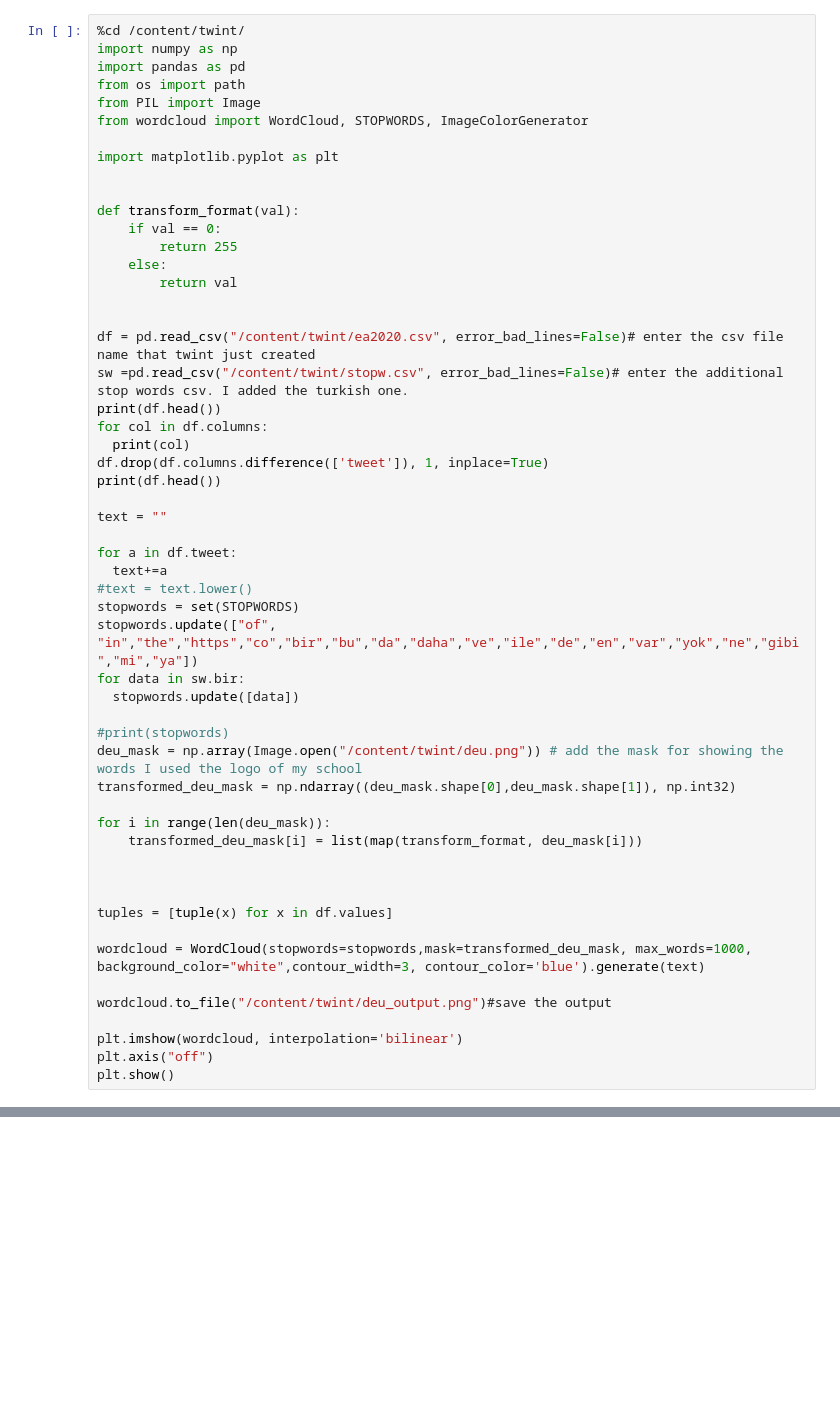
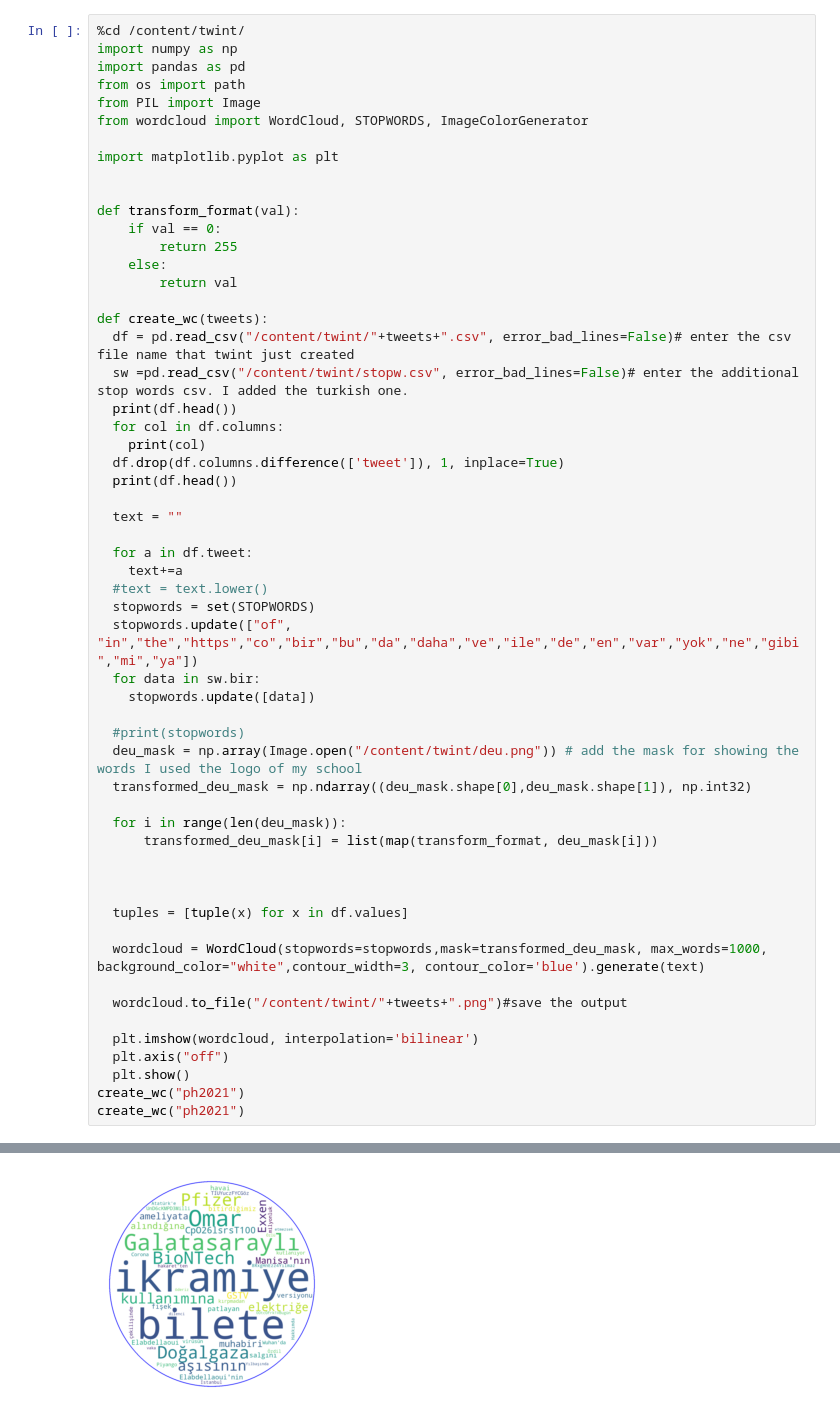
Before and after one commit to RFatih/Twitter_Twint_Analye-Visualize_Word_Frequencies, a Jupyter notebook: Twtint.ipynb, the cells around one changed output, grey strips where cells are left out. Drawn from its saved outputs; the diff is of its cells as text; blank space fills up the shorter version.

```diff
--- a/Twtint.ipynb
+++ b/Twtint.ipynb
@@ -48,40 +155,43 @@ def transform_format(val):
     else:
         return val
 
+def create_wc(tweets):
+  df = pd.read_csv("/content/twint/"+tweets+".csv", error_bad_lines=False)# enter the csv file name that twint just created
+  sw =pd.read_csv("/content/twint/stopw.csv", error_bad_lines=False)# enter the additional stop words csv. I added the turkish one.
+  print(df.head())
+  for col in df.columns:
+    print(col)
+  df.drop(df.columns.difference(['tweet']), 1, inplace=True)
+  print(df.head())
 
-df = pd.read_csv("/content/twint/ea2020.csv", error_bad_lines=False)# enter the csv file name that twint just created
-sw =pd.read_csv("/content/twint/stopw.csv", error_bad_lines=False)# enter the additional stop words csv. I added the turkish one.
-print(df.head())
-for col in df.columns:
-  print(col)
-df.drop(df.columns.difference(['tweet']), 1, inplace=True)
-print(df.head())
+  text = ""
 
-text = ""
+  for a in df.tweet:
+    text+=a
+  #text = text.lower()
+  stopwords = set(STOPWORDS)
+  stopwords.update(["of", "in","the","https","co","bir","bu","da","daha","ve","ile","de","en","var","yok","ne","gibi","mi","ya"])
+  for data in sw.bir:
+    stopwords.update([data])
 
-for a in df.tweet:
-  text+=a
-#text = text.lower()
-stopwords = set(STOPWORDS)
-stopwords.update(["of", "in","the","https","co","bir","bu","da","daha","ve","ile","de","en","var","yok","ne","gibi","mi","ya"])
-for data in sw.bir:
-  stopwords.update([data])
+  #print(stopwords)
+  deu_mask = np.array(Image.open("/content/twint/deu.png")) # add the mask for showing the words I used the logo of my school
+  transformed_deu_mask = np.ndarray((deu_mask.shape[0],deu_mask.shape[1]), np.int32)
 
-#print(stopwords)
-deu_mask = np.array(Image.open("/content/twint/deu.png")) # add the mask for showing the words I used the logo of my school
-transformed_deu_mask = np.ndarray((deu_mask.shape[0],deu_mask.shape[1]), np.int32)
-
-for i in range(len(deu_mask)):
-    transformed_deu_mask[i] = list(map(transform_format, deu_mask[i]))
+  for i in range(len(deu_mask)):
+      transformed_deu_mask[i] = list(map(transform_format, deu_mask[i]))
 
 
 
-tuples = [tuple(x) for x in df.values]
+  tuples = [tuple(x) for x in df.values]
 
-wordcloud = WordCloud(stopwords=stopwords,mask=transformed_deu_mask, max_words=1000, background_color="white",contour_width=3, contour_color='blue').generate(text)
+  wordcloud = WordCloud(stopwords=stopwords,mask=transformed_deu_mask, max_words=1000, background_color="white",contour_width=3, contour_color='blue').generate(text)
 
-wordcloud.to_file("/content/twint/deu_output.png")#save the output
+  wordcloud.to_file("/content/twint/"+tweets+".png")#save the output
 
-plt.imshow(wordcloud, interpolation='bilinear')
-plt.axis("off")
-plt.show()
+  plt.imshow(wordcloud, interpolation='bilinear')
+  plt.axis("off")
+  plt.show()
+create_wc("ph2021")
+create_wc("ph2021")
+# %% [output]
@@ -87,0 +215 @@ plt.show()
+[figure, added]
```
Also changed, not shown: parts of 13 cells of this notebook.
